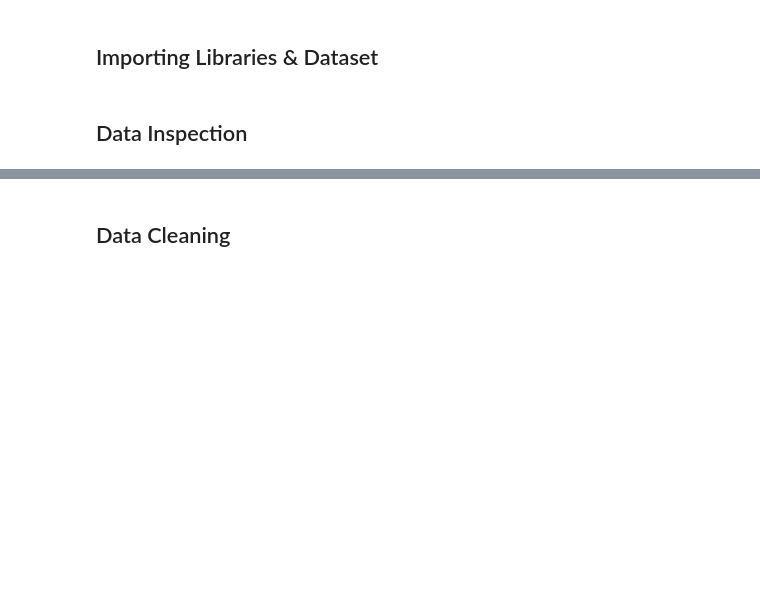
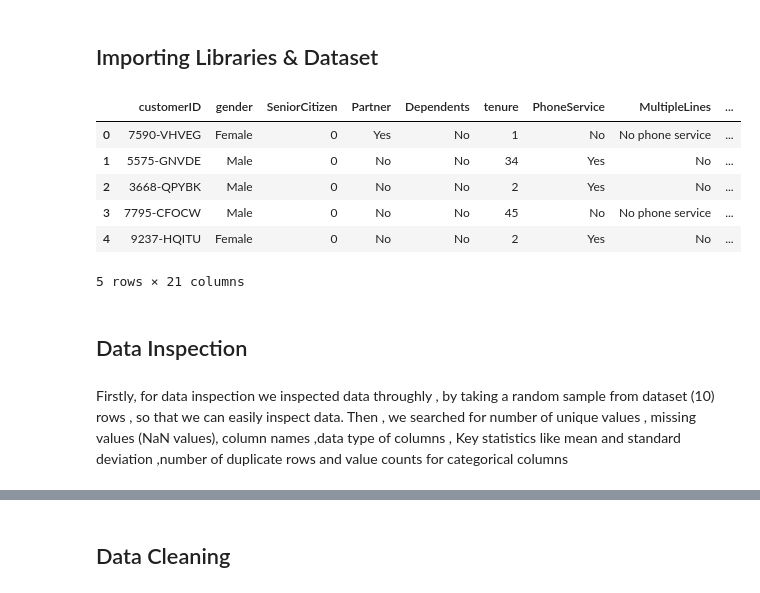
Before and after one commit to faridasheri/W2024, a Jupyter notebook: Classification_Mini-Project.ipynb, the cells around one changed output, grey strips where cells are left out. Drawn from its saved outputs; the diff is of its cells as text; code cells hidden in the pictures; blank space fills up the shorter version.

```diff
--- a/Classification_Mini-Project.ipynb
+++ b/Classification_Mini-Project.ipynb
@@ -71,14 +71,30 @@ Each row represents a customer, and each column represents customer attributes a
 # %%
 import pandas as pd
 import numpy as np
 import matplotlib.pyplot as plt
 import seaborn as sns
+from sklearn.model_selection import train_test_split
+from sklearn.preprocessing import LabelEncoder
+from sklearn.tree import DecisionTreeClassifier, plot_tree
+from sklearn.metrics import accuracy_score, confusion_matrix
 
+from sklearn.preprocessing import StandardScaler
+from sklearn.metrics import classification_report, confusion_matrix
 %matplotlib inline
-plt.style.use("seaborn")
+plt.style.use("ggplot")
 
 df = pd.read_csv('https://raw.githubusercontent.com/GUC-DM/W2024/main/data/telecom_churn.csv')
 
 df.head()
+# %% [output]
+|  | customerID | gender | SeniorCitizen | Partner | Dependents | tenure | PhoneService | MultipleLines | ... |
+| 0 | 7590-VHVEG | Female | 0 | Yes | No | 1 | No | No phone service | ... |
+| 1 | 5575-GNVDE | Male | 0 | No | No | 34 | Yes | No | ... |
+| 2 | 3668-QPYBK | Male | 0 | No | No | 2 | Yes | No | ... |
+| 3 | 7795-CFOCW | Male | 0 | No | No | 45 | No | No phone service | ... |
+| 4 | 9237-HQITU | Female | 0 | No | No | 2 | Yes | No | ... |
+5 rows × 21 columns
 # %% [markdown]
 ## Data Inspection
+# %% [markdown]
+Firstly, for data inspection we inspected data throughly , by taking a random sample from dataset (10) rows , so that we can easily inspect data. Then , we searched for number of unique values , missing values (NaN values), column names ,data type of columns , Key statistics like mean and standard deviation ,number of duplicate rows and value counts for categorical columns
```
Also changed, not shown: parts of 10 cells of this notebook.
